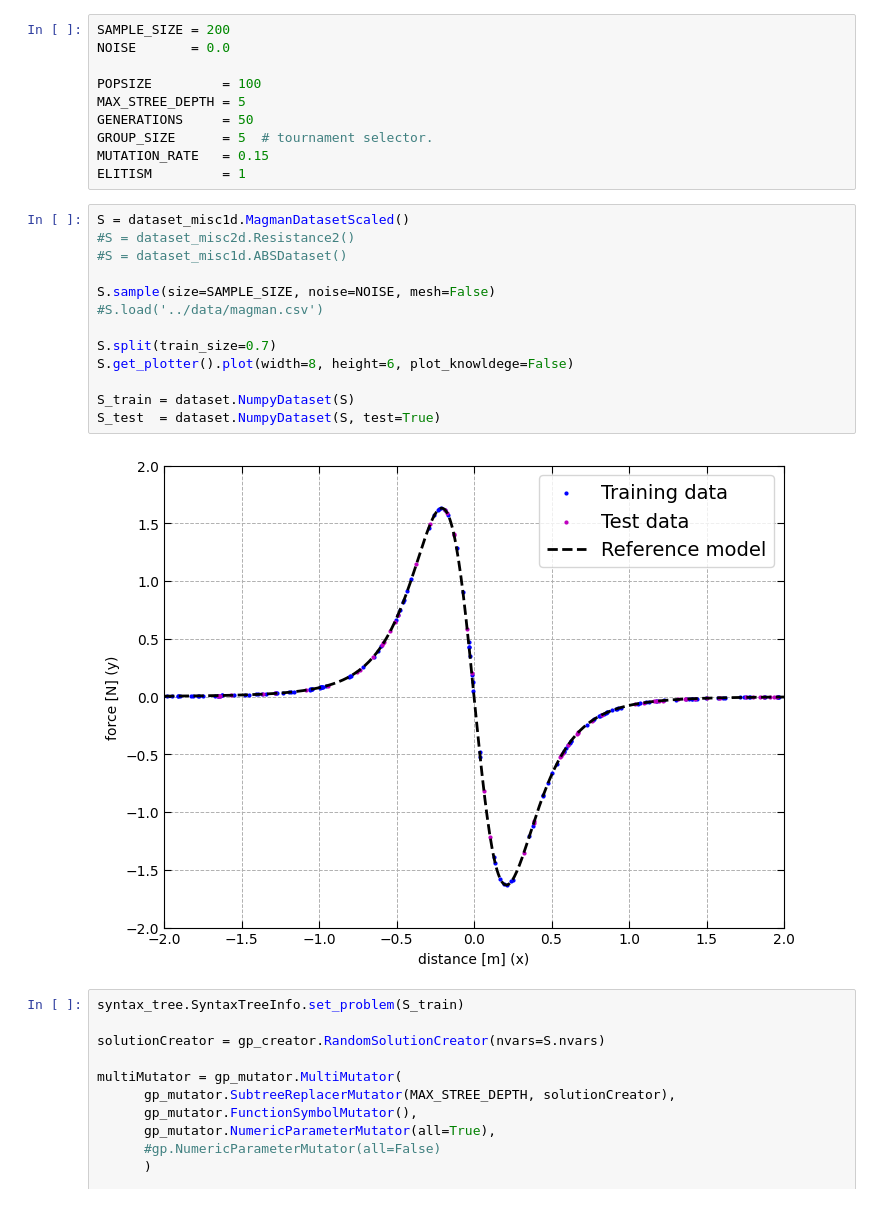
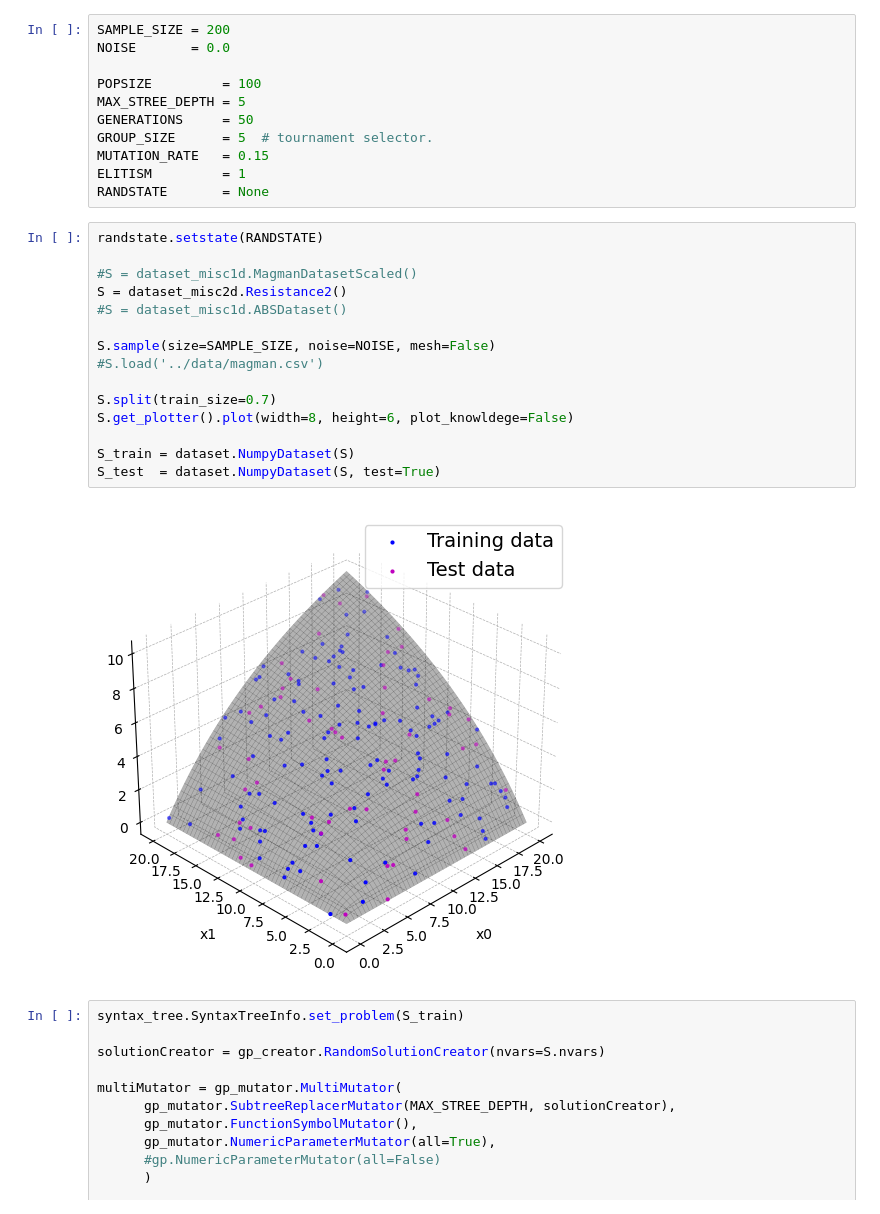
Before and after one commit to AgostinoRizzo/genpro, a Jupyter notebook: notebooks/gp.ipynb, the cells around one changed output. Drawn from its saved outputs; the diff is of its cells as text.

```diff
--- a/notebooks/gp.ipynb
+++ b/notebooks/gp.ipynb
@@ -24,21 +25,24 @@ GENERATIONS     = 50
 GROUP_SIZE      = 5  # tournament selector.
 MUTATION_RATE   = 0.15
 ELITISM         = 1
+RANDSTATE       = None
 # %%
-S = dataset_misc1d.MagmanDatasetScaled()
-#S = dataset_misc2d.Resistance2()
+randstate.setstate(RANDSTATE)
+
+#S = dataset_misc1d.MagmanDatasetScaled()
+S = dataset_misc2d.Resistance2()
 #S = dataset_misc1d.ABSDataset()
 
 S.sample(size=SAMPLE_SIZE, noise=NOISE, mesh=False)
 #S.load('../data/magman.csv')
 
 S.split(train_size=0.7)
 S.get_plotter().plot(width=8, height=6, plot_knowldege=False)
 
 S_train = dataset.NumpyDataset(S)
 S_test  = dataset.NumpyDataset(S, test=True)
 # %% [output]
-[figure, old version]
+[figure, new version]
 # %%
 syntax_tree.SyntaxTreeInfo.set_problem(S_train)
 
```
Also changed, not shown: parts of 6 cells of this notebook, 7 other files.
